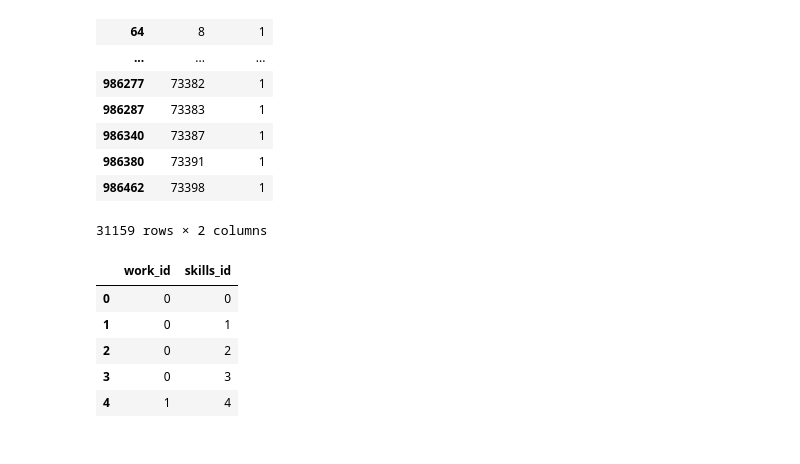
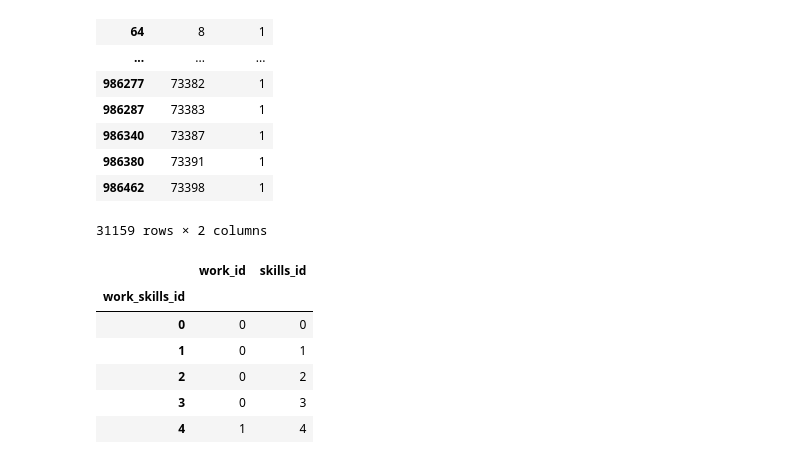
Before and after one commit to vavariano/HR-Data-analysis-by-Python, a Jupyter notebook: notebooks/normalizacion_work_skills_tab.ipynb, the cells around one changed output. Drawn from its saved outputs; the diff is of its cells as text; code cells hidden in the pictures.

```diff
--- a/notebooks/normalizacion_work_skills_tab.ipynb
+++ b/notebooks/normalizacion_work_skills_tab.ipynb
@@ -103,11 +103,14 @@ df_work_skills[df_work_skills['skills_id']==1]
 | 986380 | 73391 | 1 |
 | 986462 | 73398 | 1 |
 31159 rows × 2 columns
+# %%
+df_work_skills.index.name = 'work_skills_id'
 # %%
-df_work_skills.to_csv('../data/split_tabs/work_skills.csv',index=False)
+df_work_skills.to_csv('../data/split_tabs/work_skills.csv')
 df_work_skills.head(5)
 # %% [output]
 |  | work_id | skills_id |
+| work_skills_id |  |  |
 | 0 | 0 | 0 |
 | 1 | 0 | 1 |
 | 2 | 0 | 2 |
```
Also changed, not shown: 2 other files.
